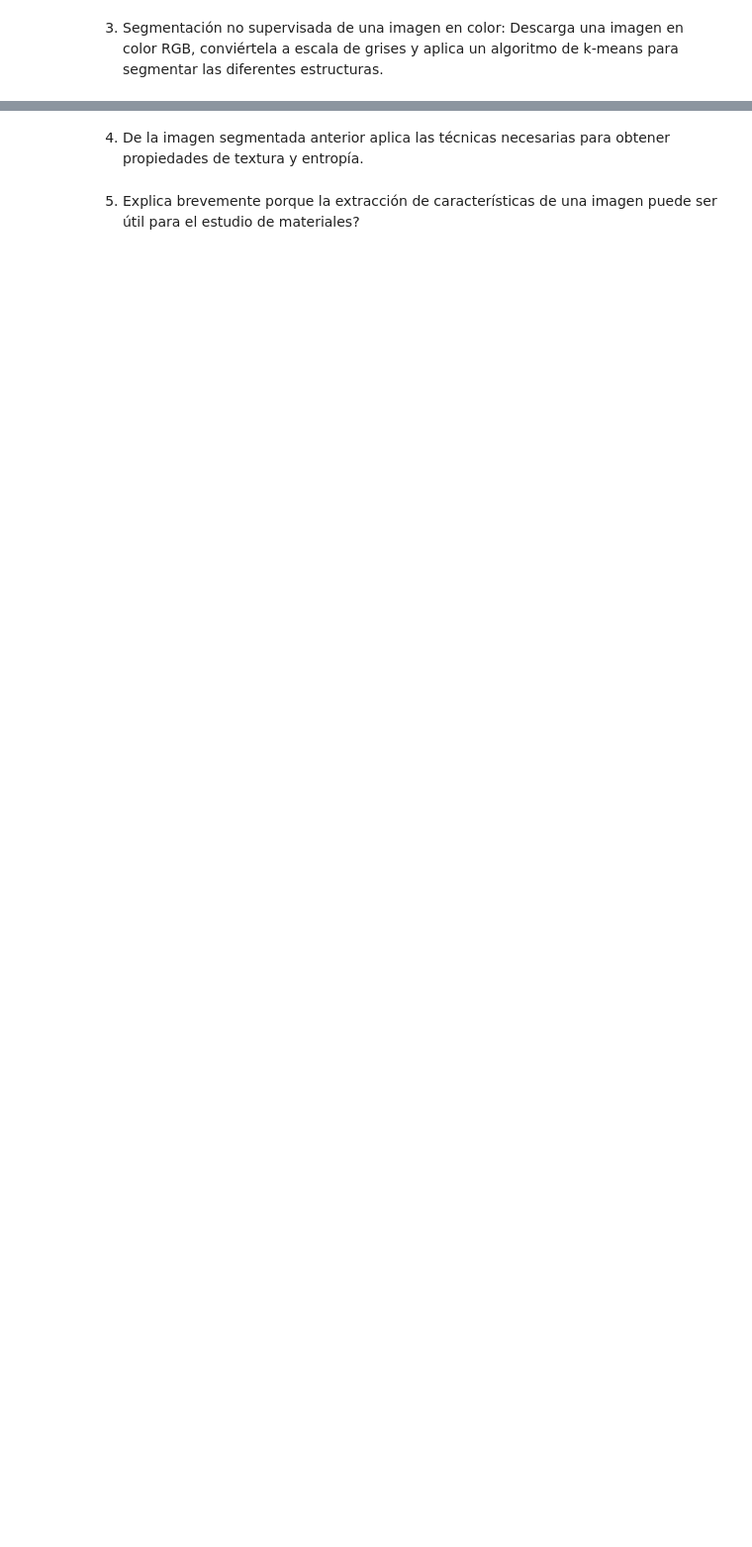
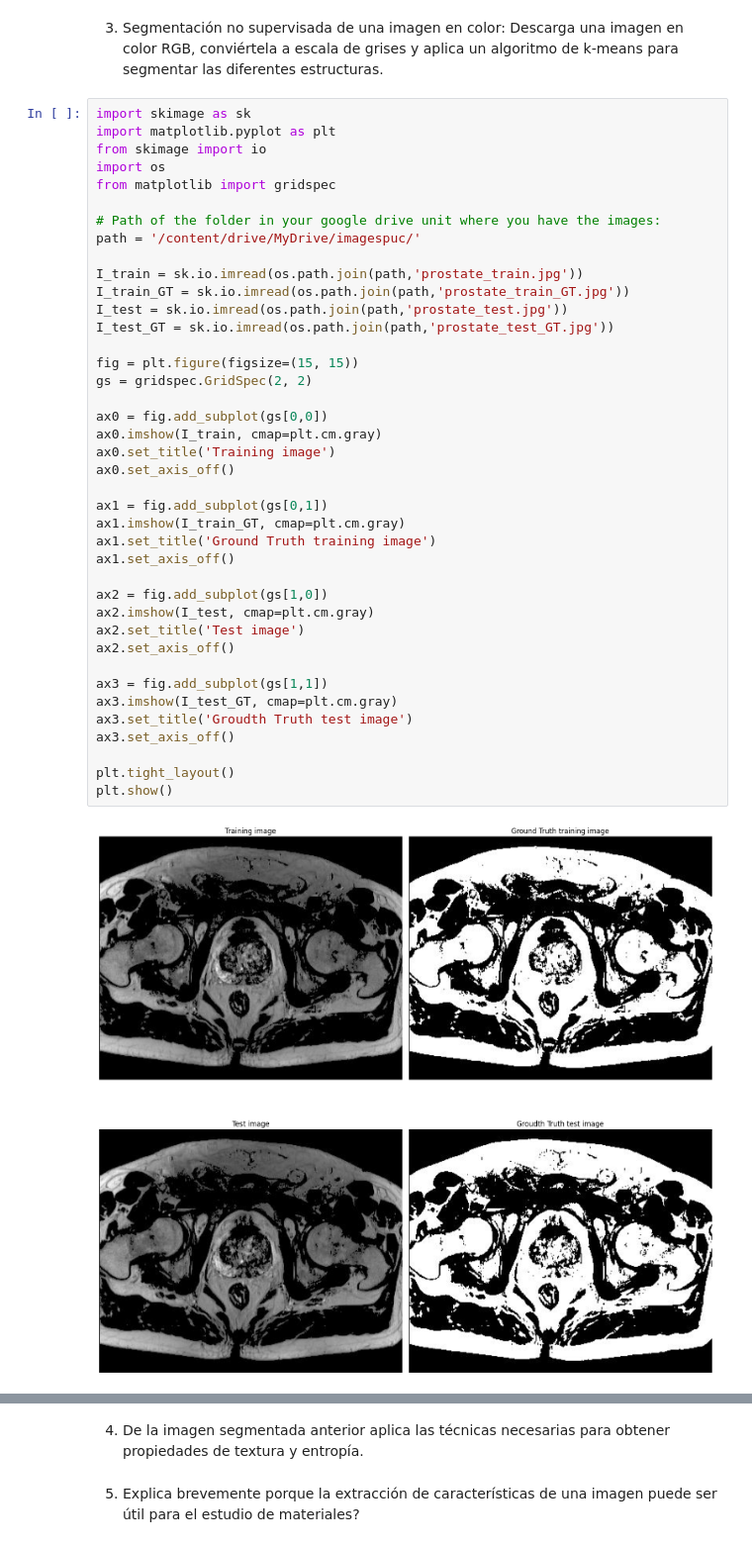
Before and after one commit to olivierguy456/PUC, a Jupyter notebook: Test2_ChristianMata.ipynb, the cells around one changed output, grey strips where cells are left out. Shown at 99% size. Drawn from its saved outputs; the diff is of its cells as text; blank space fills up the shorter version.

```diff
--- a/Test2_ChristianMata.ipynb
+++ b/Test2_ChristianMata.ipynb
@@ -83,2 +113,44 @@ plt.savefig('Noisy.png')
 # %% [markdown]
 3. Segmentación no supervisada de una imagen en color: Descarga una imagen en color RGB, conviértela a escala de grises y aplica un algoritmo de k-means para segmentar las diferentes estructuras.
+# %%
+import skimage as sk
+import matplotlib.pyplot as plt
+from skimage import io
+import os
+from matplotlib import gridspec
+
+# Path of the folder in your google drive unit where you have the images:
+path = '/content/drive/MyDrive/imagespuc/'
+
+I_train = sk.io.imread(os.path.join(path,'prostate_train.jpg'))
+I_train_GT = sk.io.imread(os.path.join(path,'prostate_train_GT.jpg'))
+I_test = sk.io.imread(os.path.join(path,'prostate_test.jpg'))
+I_test_GT = sk.io.imread(os.path.join(path,'prostate_test_GT.jpg'))
+
+fig = plt.figure(figsize=(15, 15))
+gs = gridspec.GridSpec(2, 2)
+
+ax0 = fig.add_subplot(gs[0,0])
+ax0.imshow(I_train, cmap=plt.cm.gray)
+ax0.set_title('Training image')
+ax0.set_axis_off()
+
+ax1 = fig.add_subplot(gs[0,1])
+ax1.imshow(I_train_GT, cmap=plt.cm.gray)
+ax1.set_title('Ground Truth training image')
+ax1.set_axis_off()
+
+ax2 = fig.add_subplot(gs[1,0])
+ax2.imshow(I_test, cmap=plt.cm.gray)
+ax2.set_title('Test image')
+ax2.set_axis_off()
+
+ax3 = fig.add_subplot(gs[1,1])
+ax3.imshow(I_test_GT, cmap=plt.cm.gray)
+ax3.set_title('Groudth Truth test image')
+ax3.set_axis_off()
+
+plt.tight_layout()
+plt.show()
+# %% [output]
+[figure, added]
```
Also changed, not shown: parts of 6 cells of this notebook.
